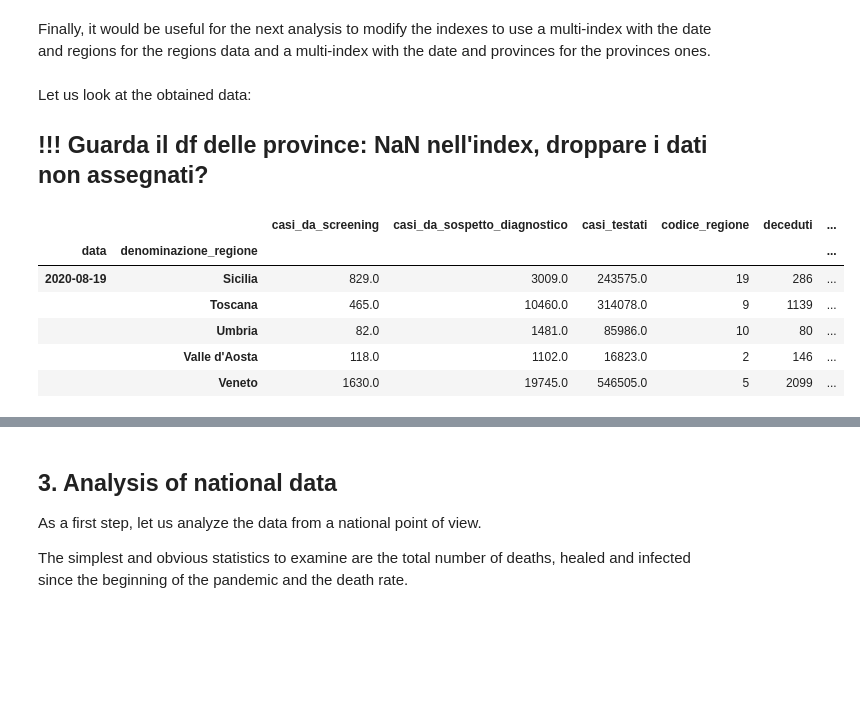
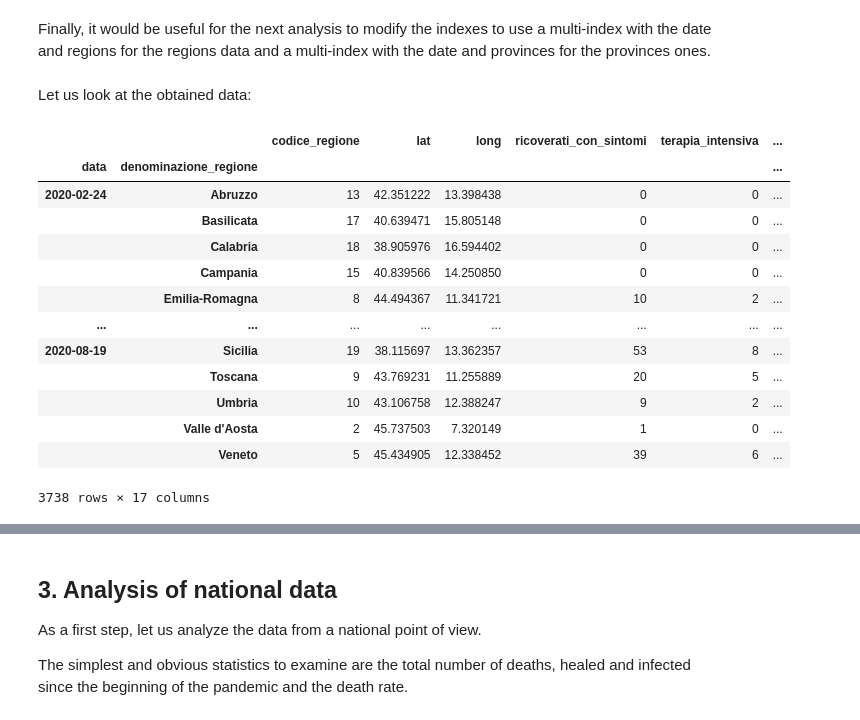
Before and after one commit to JacopoBartoli/agm_algorithms, a Jupyter notebook: Bartoli-Ravagli.ipynb, the cells around one changed output, grey strips where cells are left out. Drawn from its saved outputs; the diff is of its cells as text; code cells hidden in the pictures; blank space fills up the shorter version.

```diff
--- a/Bartoli-Ravagli.ipynb
+++ b/Bartoli-Ravagli.ipynb
@@ -290,15 +307,20 @@ df_prov.set_index(["data", "denominazione_regione", "sigla_provincia"], inplace=
 # %% [markdown]
 Let us look at the obtained data:
-
-## !!! Guarda il df delle province: NaN nell'index, droppare i dati non assegnati?
 # %%
-df_reg.tail()
+df_reg
 # %% [output]
-|  |  | casi_da_screening | casi_da_sospetto_diagnostico | casi_testati | codice_regione | deceduti | ... |
+|  |  | codice_regione | lat | long | ricoverati_con_sintomi | terapia_intensiva | ... |
 | data | denominazione_regione |  |  |  |  |  | ... |
-| 2020-08-19 | Sicilia | 829.0 | 3009.0 | 243575.0 | 19 | 286 | ... |
-|  | Toscana | 465.0 | 10460.0 | 314078.0 | 9 | 1139 | ... |
-|  | Umbria | 82.0 | 1481.0 | 85986.0 | 10 | 80 | ... |
-|  | Valle d'Aosta | 118.0 | 1102.0 | 16823.0 | 2 | 146 | ... |
-|  | Veneto | 1630.0 | 19745.0 | 546505.0 | 5 | 2099 | ... |
+| 2020-02-24 | Abruzzo | 13 | 42.351222 | 13.398438 | 0 | 0 | ... |
+|  | Basilicata | 17 | 40.639471 | 15.805148 | 0 | 0 | ... |
+|  | Calabria | 18 | 38.905976 | 16.594402 | 0 | 0 | ... |
+|  | Campania | 15 | 40.839566 | 14.250850 | 0 | 0 | ... |
+|  | Emilia-Romagna | 8 | 44.494367 | 11.341721 | 10 | 2 | ... |
+| ... | ... | ... | ... | ... | ... | ... | ... |
+| 2020-08-19 | Sicilia | 19 | 38.115697 | 13.362357 | 53 | 8 | ... |
+|  | Toscana | 9 | 43.769231 | 11.255889 | 20 | 5 | ... |
+|  | Umbria | 10 | 43.106758 | 12.388247 | 9 | 2 | ... |
+|  | Valle d'Aosta | 2 | 45.737503 | 7.320149 | 1 | 0 | ... |
+|  | Veneto | 5 | 45.434905 | 12.338452 | 39 | 6 | ... |
+3738 rows × 17 columns
 # %%
```
Also changed, not shown: parts of 75 cells of this notebook.
